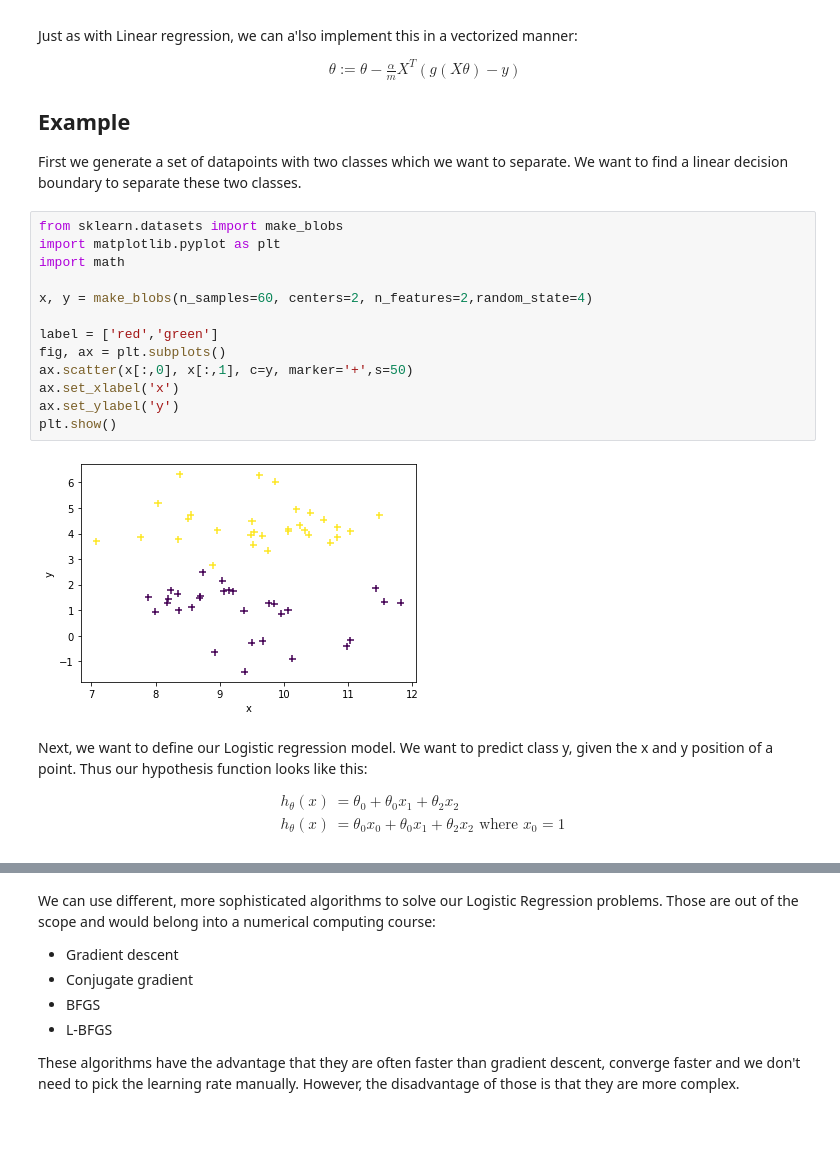
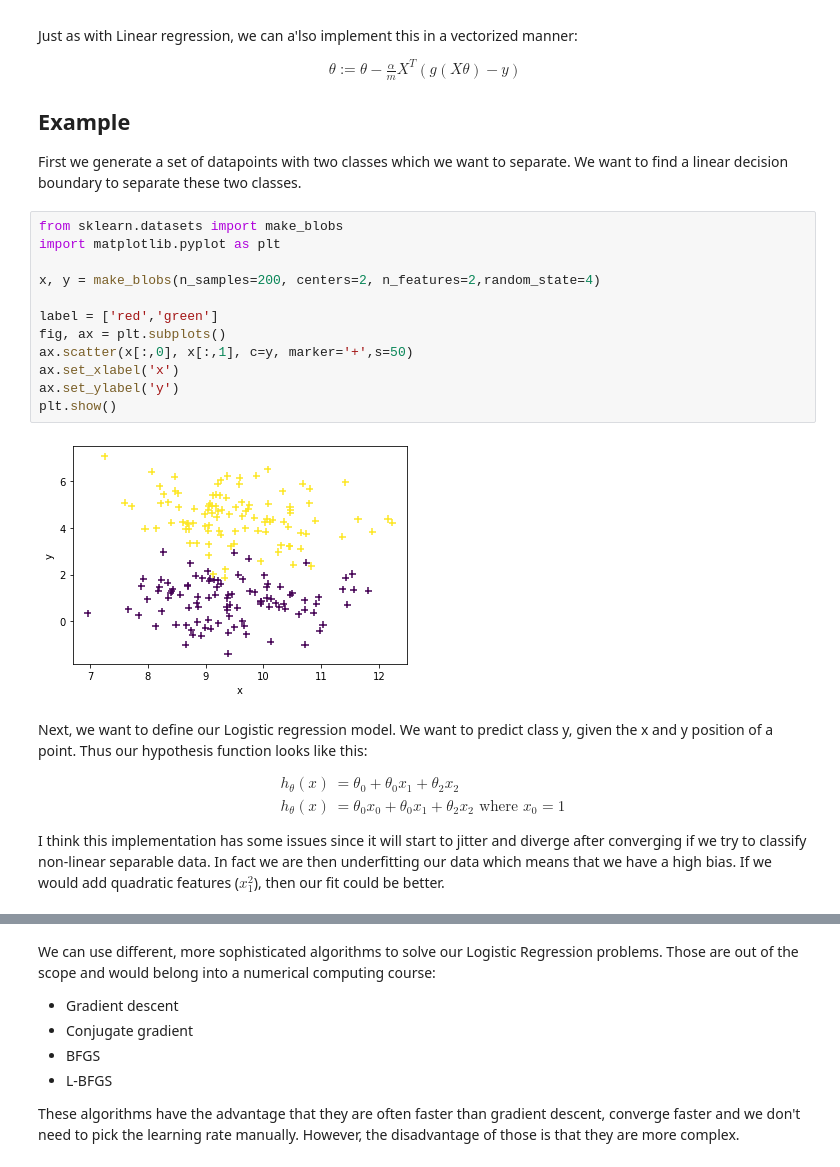
Before and after one commit to Dexter192/Coursera-AndrewNg-MachineLearning, a Jupyter notebook: Notebooks/Logistic Regression.ipynb, the cells around one changed output, grey strips where cells are left out. Drawn from its saved outputs; the diff is of its cells as text; blank space fills up the shorter version.

```diff
--- a/Notebooks/Logistic Regression.ipynb
+++ b/Notebooks/Logistic Regression.ipynb
@@ -230,18 +230,17 @@ First we generate a set of datapoints with two classes which we want to separate
 # %%
 from sklearn.datasets import make_blobs
 import matplotlib.pyplot as plt
-import math
 
-x, y = make_blobs(n_samples=60, centers=2, n_features=2,random_state=4)
+x, y = make_blobs(n_samples=200, centers=2, n_features=2,random_state=4)
 
 label = ['red','green']
 fig, ax = plt.subplots()
 ax.scatter(x[:,0], x[:,1], c=y, marker='+',s=50)
 ax.set_xlabel('x')
 ax.set_ylabel('y')
 plt.show()
 # %% [output]
-[figure, old version]
+[figure, new version]
 # %% [markdown]
 Next, we want to define our Logistic regression model. We want to predict class y, given the x and y position of a point. Thus our hypothesis function looks like this:
 
@@ -249,4 +248,6 @@ Next, we want to define our Logistic regression model. We want to predict class
 h_\theta(x) &= \theta_0 + \theta_0x_1 + \theta_2x_2\\
 h_\theta(x) &= \theta_0x_0 + \theta_0x_1 + \theta_2x_2 \text{ where } x_0 = 1
 \end{align}
+
+I think this implementation has some issues since it will start to jitter and diverge after converging if we try to classify non-linear separable data. In fact we are then underfitting our data which means that we have a high bias. If we would add quadratic features ($x_1^2$), then our fit could be better.
 # %%
```
Also changed, not shown: parts of 7 cells of this notebook, 2 other files.
